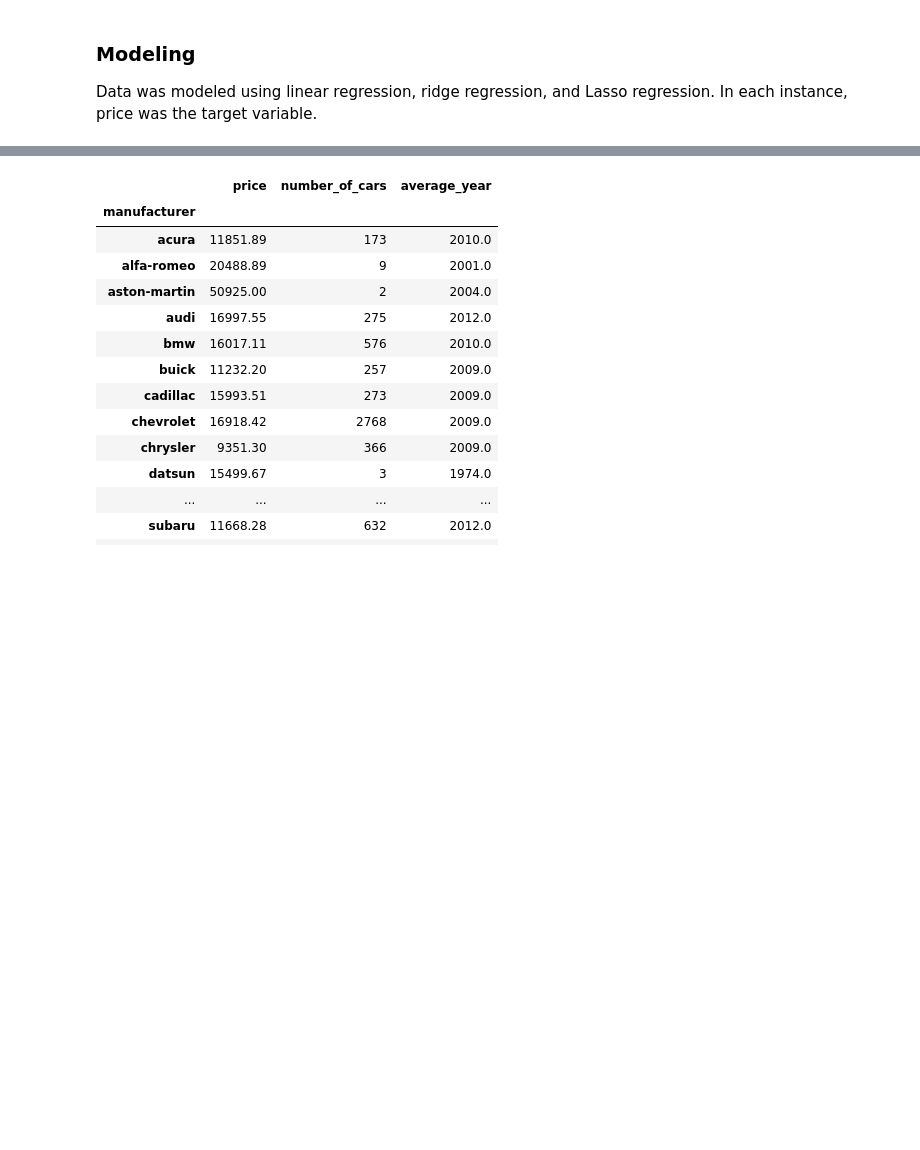
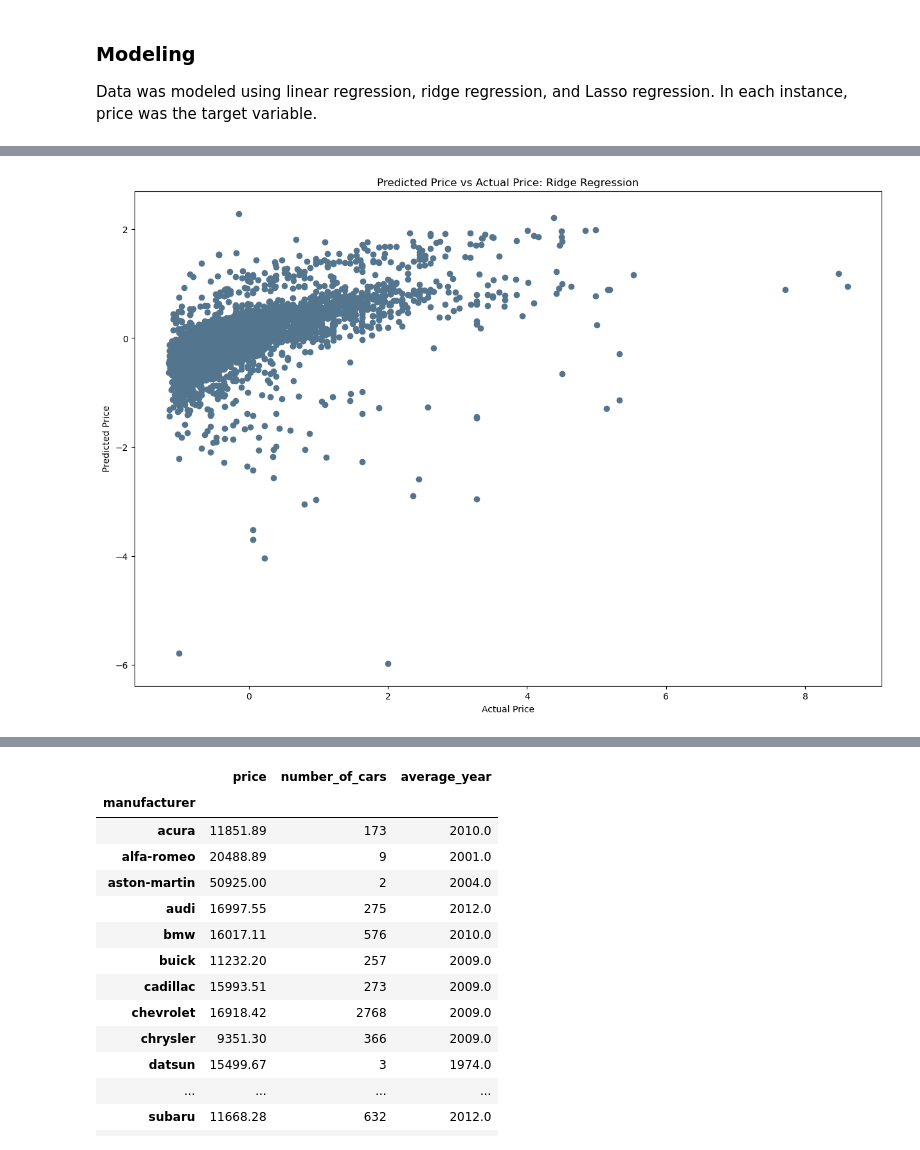
Before and after one commit to BotanicalAmy/Car_Prices, a Jupyter notebook: AF_Car_Price_Analysis.ipynb, the cells around one changed output, grey strips where cells are left out. Cells and saved outputs as stored; diff of their text form; code cells hidden in the pictures; blank space fills up the shorter version.

Commit message:
more model visuals
added more regression scatterplots

```diff
--- a/AF_Car_Price_Analysis.ipynb
+++ b/AF_Car_Price_Analysis.ipynb
@@ -506,3 +506,13 @@ Index(['region', 'year', 'manufacturer', 'model', 'condition', 'cylinders',
+# %%
+#create a plot of the predicted price vs the actual price for the ridge regression model
+plt.figure(figsize=(15, 10))
+plt.scatter(y_test, y_pred, color='#54758e')
+plt.title('Predicted Price vs Actual Price: Ridge Regression')
+plt.xlabel('Actual Price')
+plt.ylabel('Predicted Price')
+plt.show()
+# %% [output]
+[figure, added]
 # %%
 #create a list of the fuel types
 fuel_types = cars_df['fuel'].unique()
```
Also changed, not shown: parts of 15 cells of this notebook.
